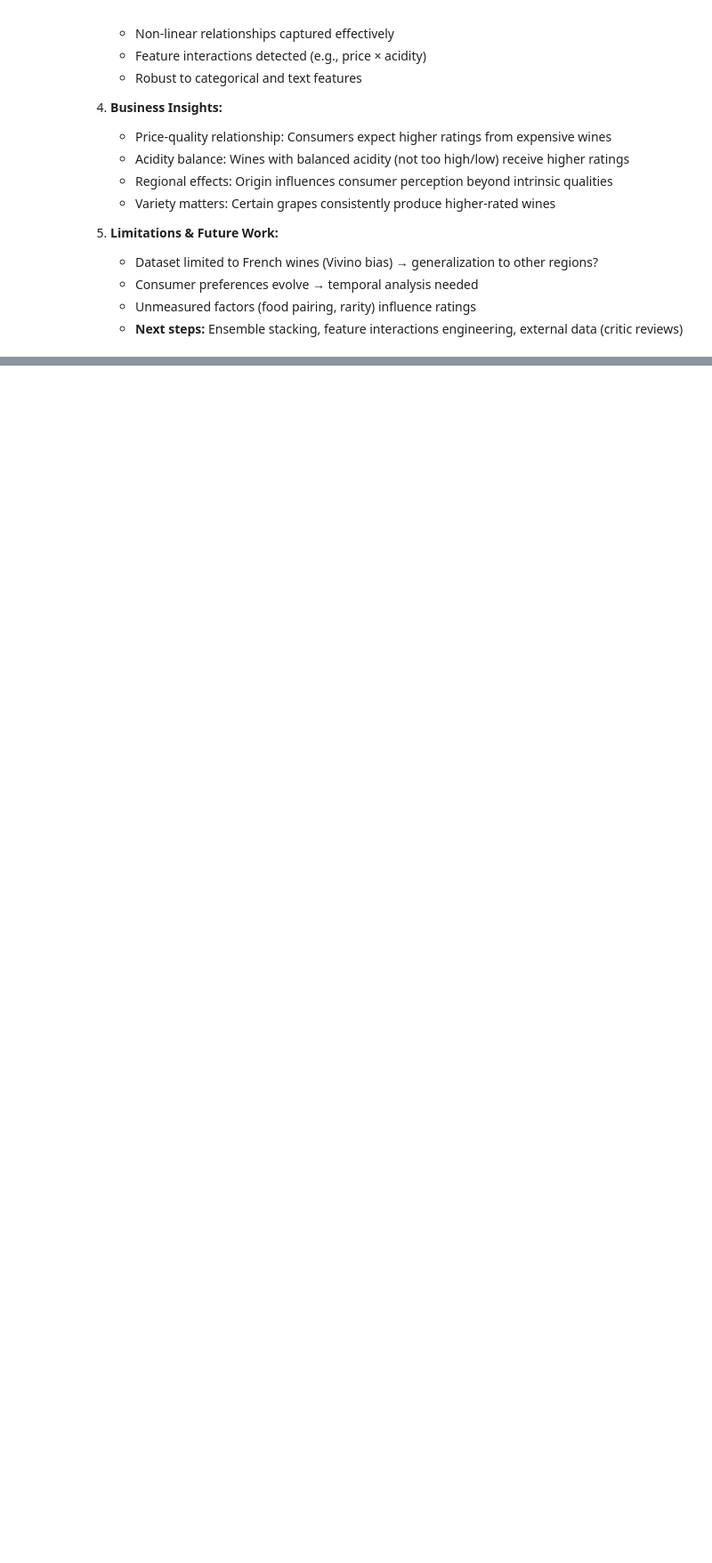
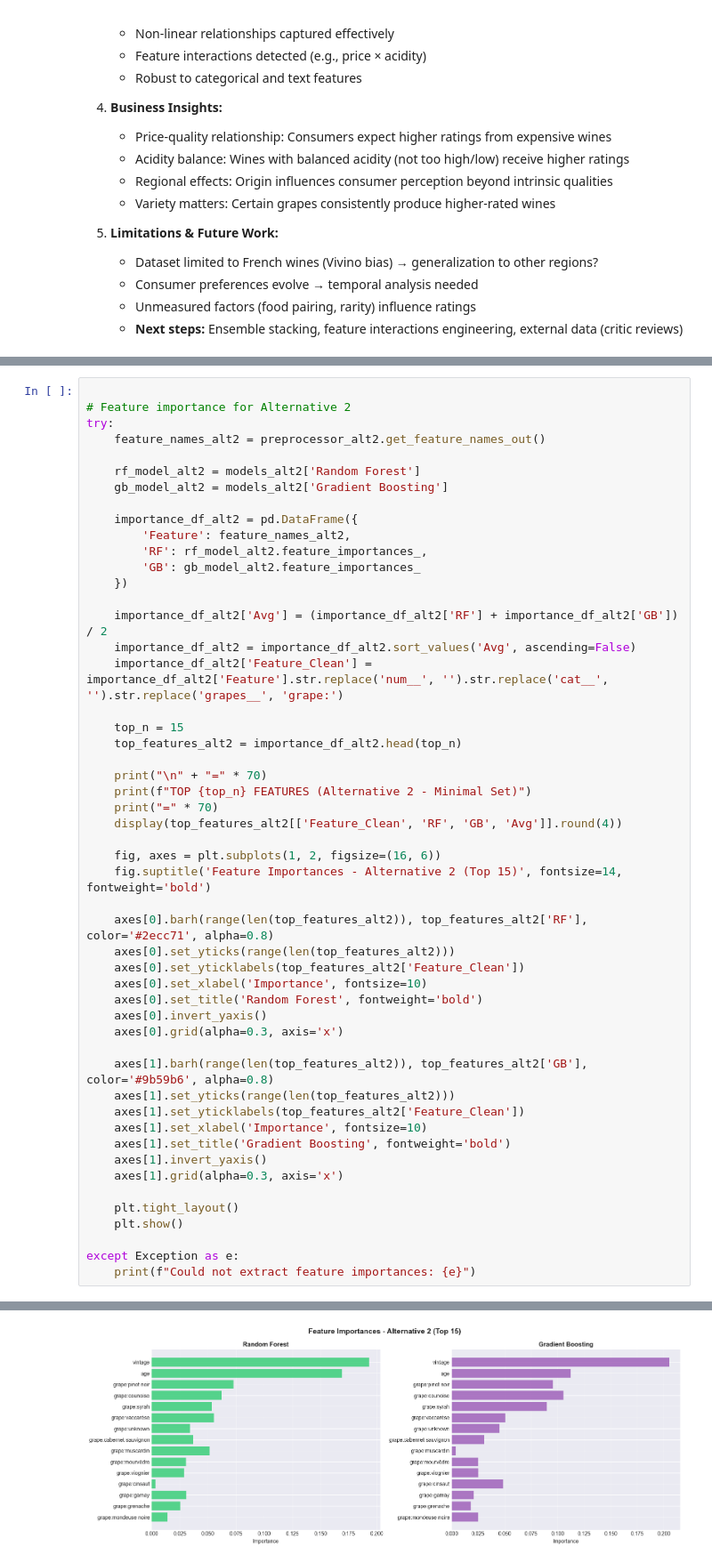
Before and after one commit to tfreret/vivino-analysis, a Jupyter notebook: wine_analysis_v2.ipynb, the cells around one changed output, grey strips where cells are left out. Shown at 89% size. Drawn from its saved outputs; the diff is of its cells as text; blank space fills up the shorter version.

```diff
--- a/wine_analysis_v2.ipynb
+++ b/wine_analysis_v2.ipynb
@@ -837,0 +1162,52 @@ Prediction Examples (Test Set):
+# %%
+
+# Feature importance for Alternative 2
+try:
+    feature_names_alt2 = preprocessor_alt2.get_feature_names_out()
+
+    rf_model_alt2 = models_alt2['Random Forest']
+    gb_model_alt2 = models_alt2['Gradient Boosting']
+
+    importance_df_alt2 = pd.DataFrame({
+        'Feature': feature_names_alt2,
+        'RF': rf_model_alt2.feature_importances_,
+        'GB': gb_model_alt2.feature_importances_
+    })
+
+    importance_df_alt2['Avg'] = (importance_df_alt2['RF'] + importance_df_alt2['GB']) / 2
+    importance_df_alt2 = importance_df_alt2.sort_values('Avg', ascending=False)
+    importance_df_alt2['Feature_Clean'] = importance_df_alt2['Feature'].str.replace('num__', '').str.replace('cat__', '').str.replace('grapes__', 'grape:')
+
+    top_n = 15
+    top_features_alt2 = importance_df_alt2.head(top_n)
+
+    print("\n" + "=" * 70)
+    print(f"TOP {top_n} FEATURES (Alternative 2 - Minimal Set)")
+    print("=" * 70)
+    display(top_features_alt2[['Feature_Clean', 'RF', 'GB', 'Avg']].round(4))
+
+    fig, axes = plt.subplots(1, 2, figsize=(16, 6))
+    fig.suptitle('Feature Importances - Alternative 2 (Top 15)', fontsize=14, fontweight='bold')
+
+    axes[0].barh(range(len(top_features_alt2)), top_features_alt2['RF'], color='#2ecc71', alpha=0.8)
+    axes[0].set_yticks(range(len(top_features_alt2)))
+    axes[0].set_yticklabels(top_features_alt2['Feature_Clean'])
+    axes[0].set_xlabel('Importance', fontsize=10)
+    axes[0].set_title('Random Forest', fontweight='bold')
+    axes[0].invert_yaxis()
+    axes[0].grid(alpha=0.3, axis='x')
+
+    axes[1].barh(range(len(top_features_alt2)), top_features_alt2['GB'], color='#9b59b6', alpha=0.8)
+    axes[1].set_yticks(range(len(top_features_alt2)))
+    axes[1].set_yticklabels(top_features_alt2['Feature_Clean'])
+    axes[1].set_xlabel('Importance', fontsize=10)
+    axes[1].set_title('Gradient Boosting', fontweight='bold')
+    axes[1].invert_yaxis()
+    axes[1].grid(alpha=0.3, axis='x')
+
+    plt.tight_layout()
+    plt.show()
+
+except Exception as e:
+    print(f"Could not extract feature importances: {e}")
+# %% [output]
@@ -837,0 +1233 @@ Prediction Examples (Test Set):
+[figure, added]
```
Also changed, not shown: parts of 9 cells of this notebook.
